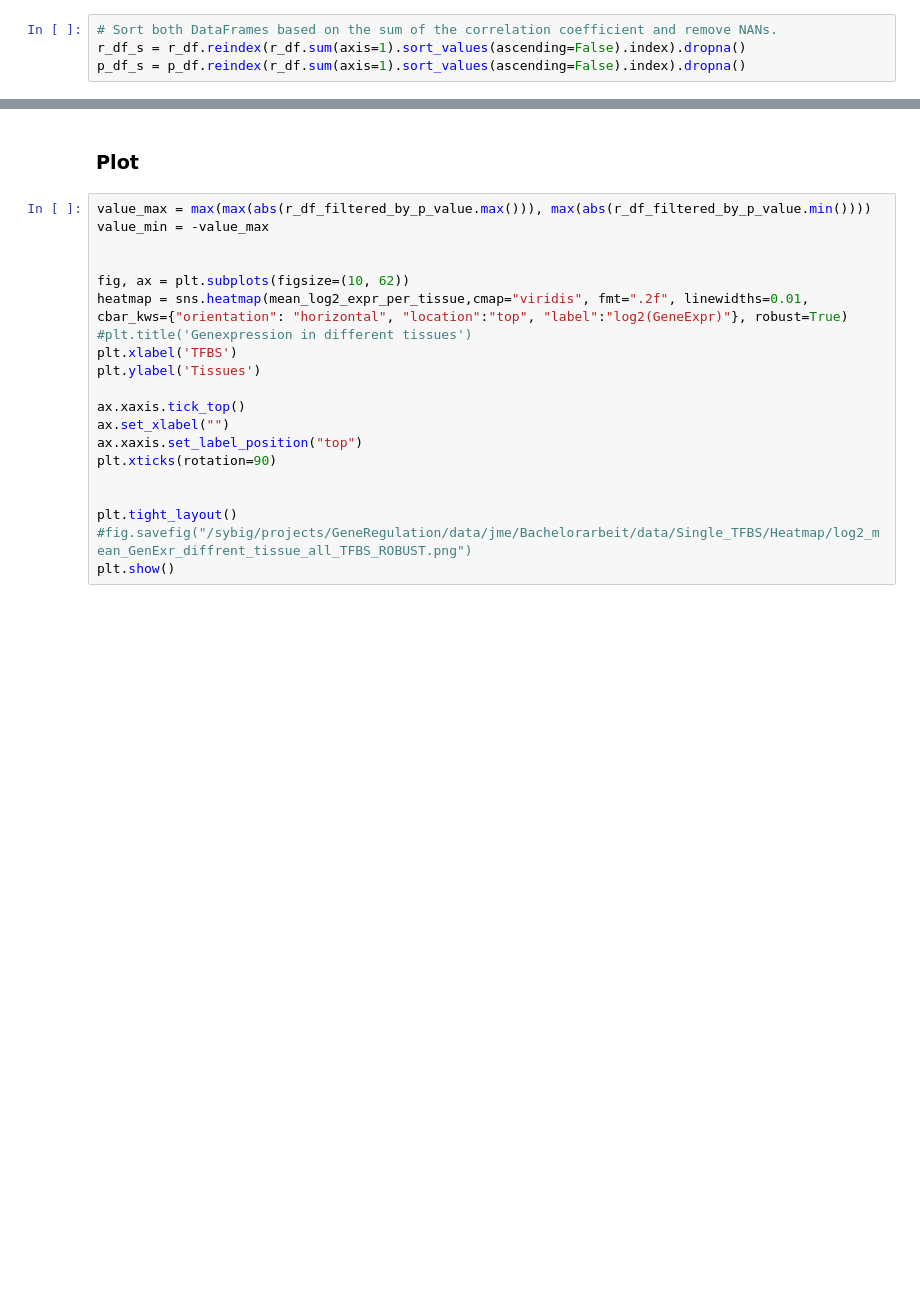
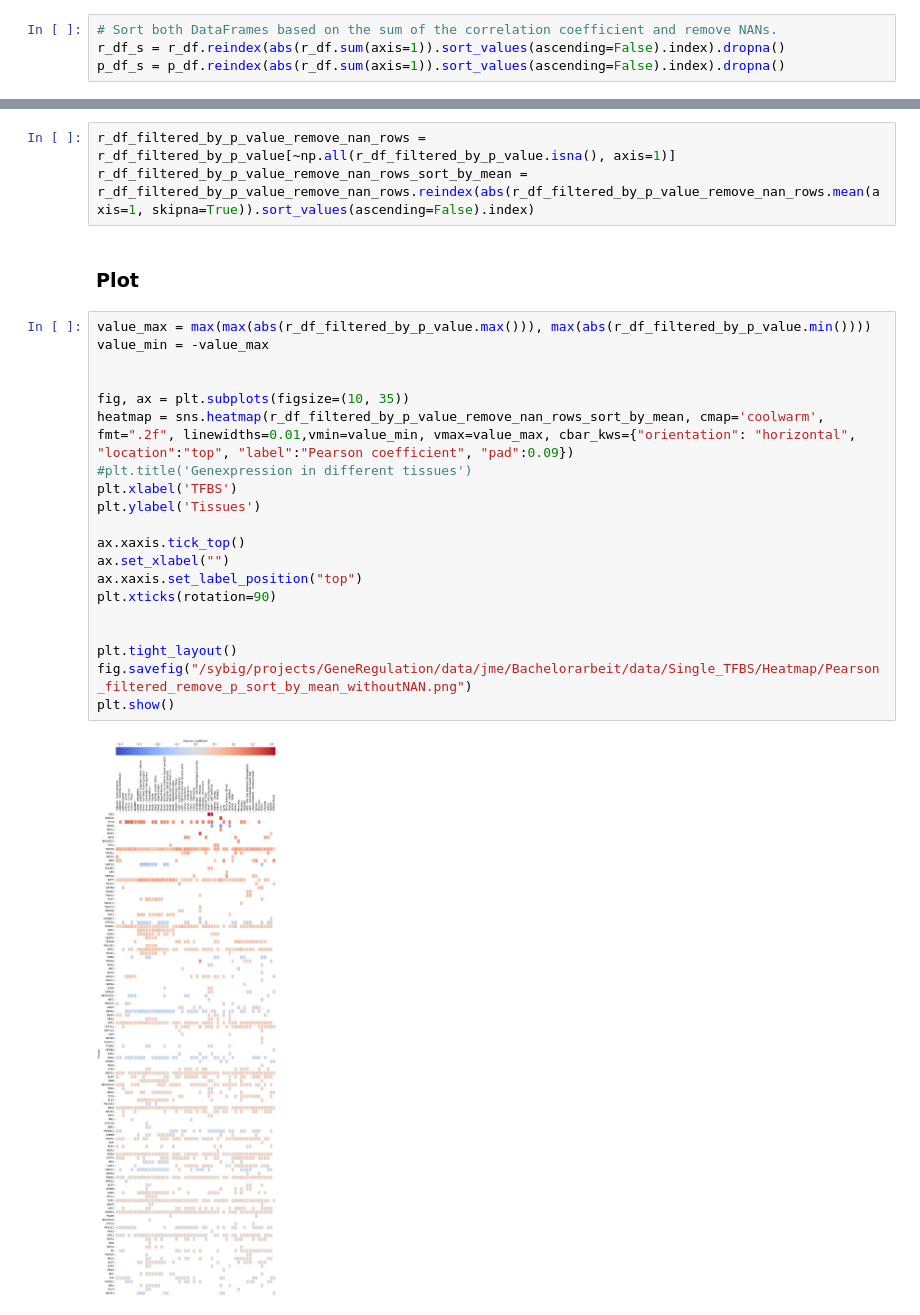
Before and after one commit to JulianMeigen/Bachelor, a Jupyter notebook: E_Single_TFBS/Genexpr_seaborn.ipynb, the cells around one changed output, grey strips where cells are left out. Cells and saved outputs as stored; diff of their text form; blank space fills up the shorter version.

```diff
--- a/E_Single_TFBS/Genexpr_seaborn.ipynb
+++ b/E_Single_TFBS/Genexpr_seaborn.ipynb
@@ -340,7 +344,7 @@ array(['SOX4', 'GFI1', 'FOXA3', 'MEIS2', 'SOX10', 'chrf28811', 'MEF2D',
        'CEBPD', 'KLF15', 'POU2F1', 'NR4A1', 'RXRB', 'PLAG1'], dtype=object)
 # %%
 # Sort both DataFrames based on the sum of the correlation coefficient and remove NANs.
-r_df_s = r_df.reindex(r_df.sum(axis=1).sort_values(ascending=False).index).dropna()
-p_df_s = p_df.reindex(r_df.sum(axis=1).sort_values(ascending=False).index).dropna()
+r_df_s = r_df.reindex(abs(r_df.sum(axis=1)).sort_values(ascending=False).index).dropna()
+p_df_s = p_df.reindex(abs(r_df.sum(axis=1)).sort_values(ascending=False).index).dropna()
 # %%
 r_df_filtered_by_p_value = r_df_s[p_df_s<0.05]
@@ -351,22 +352,27 @@ max(max(abs(r_df_filtered_by_p_value.max())), max(abs(r_df_filtered_by_p_value.m
+# %%
+r_df_filtered_by_p_value_remove_nan_rows = r_df_filtered_by_p_value[~np.all(r_df_filtered_by_p_value.isna(), axis=1)]
+r_df_filtered_by_p_value_remove_nan_rows_sort_by_mean = r_df_filtered_by_p_value_remove_nan_rows.reindex(abs(r_df_filtered_by_p_value_remove_nan_rows.mean(axis=1, skipna=True)).sort_values(ascending=False).index)
 # %% [markdown]
 ### Plot
 # %%
 value_max = max(max(abs(r_df_filtered_by_p_value.max())), max(abs(r_df_filtered_by_p_value.min())))
 value_min = -value_max
 
 
-fig, ax = plt.subplots(figsize=(10, 62))
-heatmap = sns.heatmap(mean_log2_expr_per_tissue,cmap="viridis", fmt=".2f", linewidths=0.01, cbar_kws={"orientation": "horizontal", "location":"top", "label":"log2(GeneExpr)"}, robust=True)
+fig, ax = plt.subplots(figsize=(10, 35))
+heatmap = sns.heatmap(r_df_filtered_by_p_value_remove_nan_rows_sort_by_mean, cmap='coolwarm', fmt=".2f", linewidths=0.01,vmin=value_min, vmax=value_max, cbar_kws={"orientation": "horizontal", "location":"top", "label":"Pearson coefficient", "pad":0.09})
 #plt.title('Genexpression in different tissues')
 plt.xlabel('TFBS')
 plt.ylabel('Tissues')
 
 ax.xaxis.tick_top()
 ax.set_xlabel("")
 ax.xaxis.set_label_position("top")
 plt.xticks(rotation=90)
 
 
 plt.tight_layout()
-#fig.savefig("/sybig/projects/GeneRegulation/data/jme/Bachelorarbeit/data/Single_TFBS/Heatmap/log2_mean_GenExr_diffrent_tissue_all_TFBS_ROBUST.png")
+fig.savefig("/sybig/projects/GeneRegulation/data/jme/Bachelorarbeit/data/Single_TFBS/Heatmap/Pearson_filtered_remove_p_sort_by_mean_withoutNAN.png")
 plt.show()
+# %% [output]
+[figure, added]
```
Also changed, not shown: parts of 9 cells of this notebook, 1 other file.
